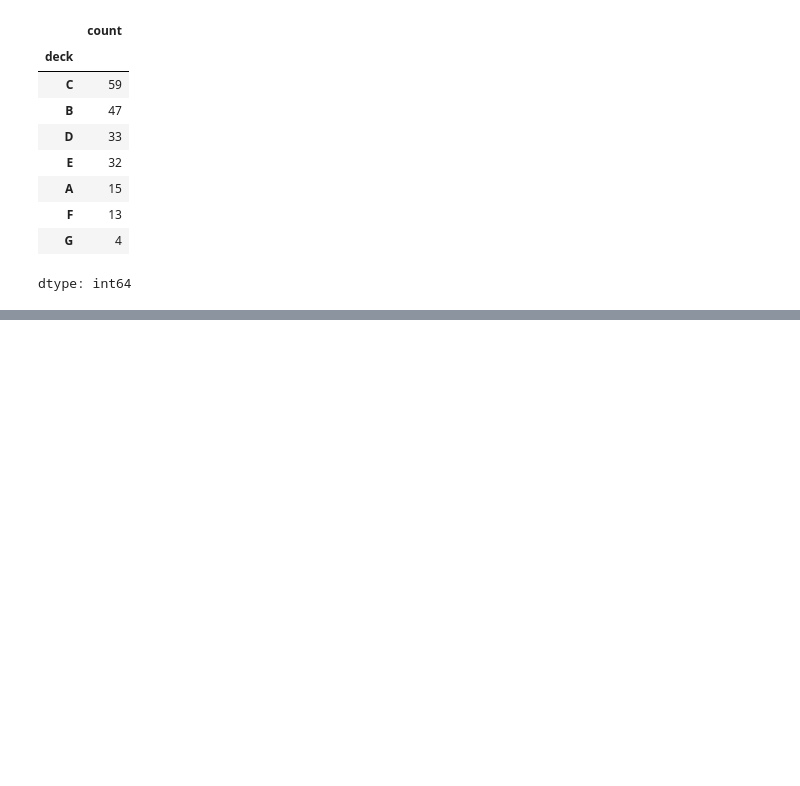
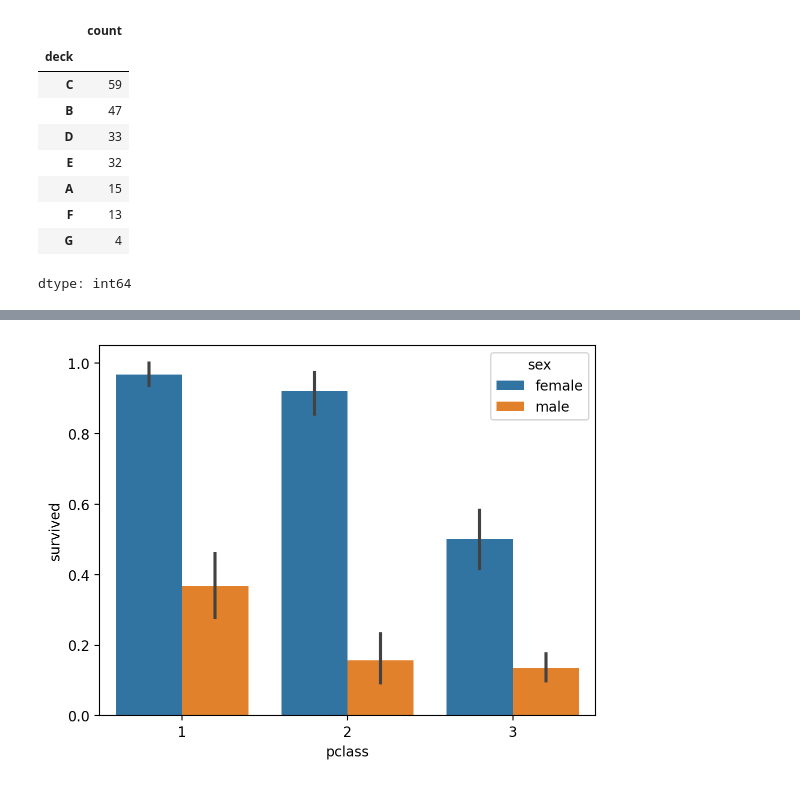
Before and after one commit to parkj00won/2025-1-myclass-BDA, a Jupyter notebook: inclass/04w_B_wed_0326_dataframe_application.ipynb, the cells around one changed output, grey strips where cells are left out. Cells and saved outputs as stored; diff of their text form; code cells hidden in the pictures; blank space fills up the shorter version.

```diff
--- a/inclass/04w_B_wed_0326_dataframe_application.ipynb
+++ b/inclass/04w_B_wed_0326_dataframe_application.ipynb
@@ -1755,0 +1817,4 @@ dtype: int64
+# %%
+sns.barplot(titanic, x="pclass", y="survived", hue="sex"); # 높이: 평균
+# %% [output]
+[figure, added]
```
Also changed, not shown: parts of 90 cells of this notebook.
